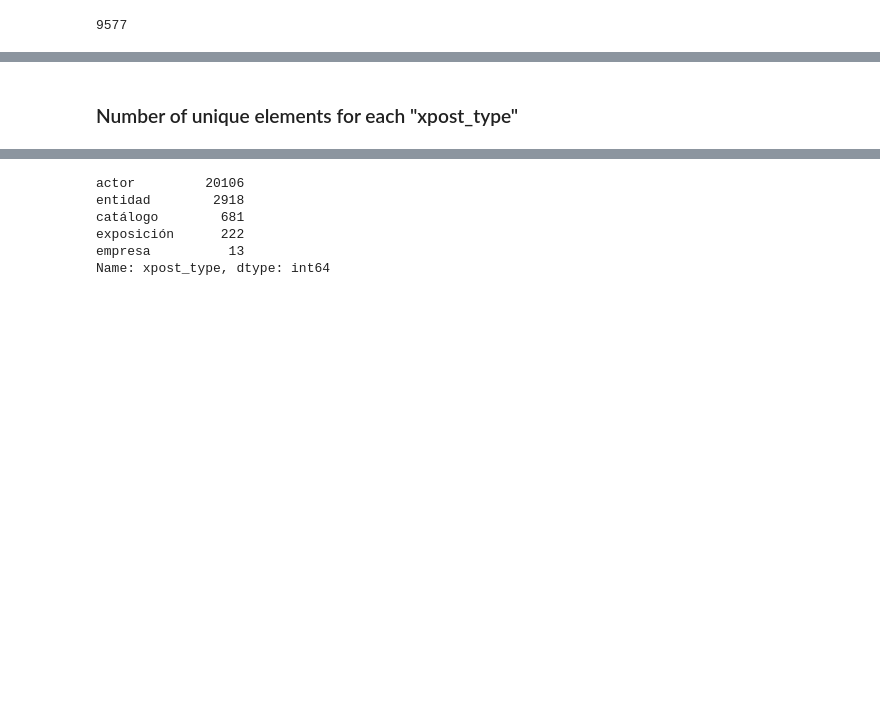
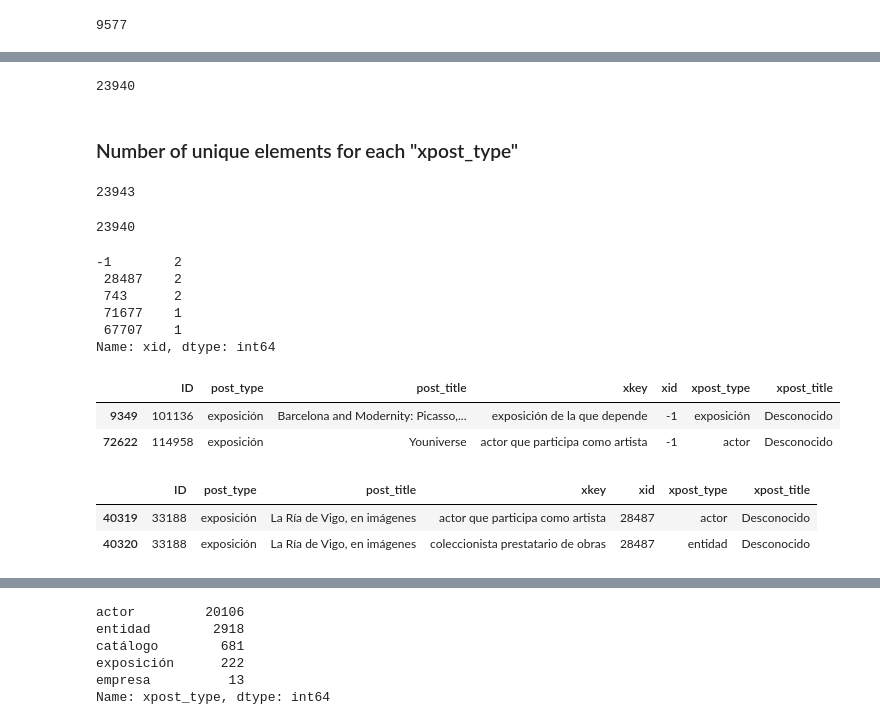
Before and after one commit to mavillard/nuria1, a Jupyter notebook: 03-exploring_data.ipynb, the cells around one changed output, grey strips where cells are left out. Drawn from its saved outputs; the diff is of its cells as text; code cells hidden in the pictures; blank space fills up the shorter version.

Commit message:
Fixing duplicate xids

```diff
--- a/03-exploring_data.ipynb
+++ b/03-exploring_data.ipynb
@@ -62,2 +30,0 @@ for ide in exhibitions_df[exhibitions_df.xkey == ''].ID:
-# %%
-exhibitions_df = exhibitions_df[exhibitions_df.xkey != '']
@@ -128,26 +30,0 @@ len(exhibitions_df[
-# %%
-for i, row in exhibitions_df[exhibitions_df.xpost_type == ''].iterrows():
-    if row.xkey == 'actor comisario':
-        exhibitions_df.loc[i, 'xpost_type'] = 'actor'
-    elif row.xkey == 'actor que participa como artista':
-        exhibitions_df.loc[i, 'xpost_type'] = 'actor'
-    elif row.xkey == 'catálogo':
-        exhibitions_df.loc[i, 'xpost_type'] = 'catálogo'
-    elif row.xkey == 'coleccionista prestatario de obras':
-        exhibitions_df.loc[i, 'xpost_type'] = 'entidad'
-    elif row.xkey == 'empresa que realiza la museografía':
-        exhibitions_df.loc[i, 'xpost_type'] = 'empresa'
-    elif row.xkey == 'entidad organizadora':
-        exhibitions_df.loc[i, 'xpost_type'] = 'entidad'
-    elif row.xkey == 'entidad patrocinadora':
-        exhibitions_df.loc[i, 'xpost_type'] = 'entidad'
-    elif row.xkey == 'exposición de la que depende':
-        exhibitions_df.loc[i, 'xpost_type'] = 'exposición'
-    elif row.xkey == 'fuente de información':
-        exhibitions_df.loc[i, 'xpost_type'] = 'entidad'
-
-for i, row in exhibitions_df[
-    (exhibitions_df.xkey == 'actor que participa como artista') &
-    (exhibitions_df.xpost_type != 'actor')
-    ].iterrows():
-        exhibitions_df.loc[i, 'xpost_type'] = 'actor'
@@ -237,2 +65,35 @@ exhibitions_df.ID.nunique()
+# %%
+exhibitions_df.xid.nunique()
+# %% [output]
+23940
 # %% [markdown]
 ### Number of unique elements for each "xpost_type"
+# %%
+len(exhibitions_df[['xid', 'xpost_type']].drop_duplicates())
+# %% [output]
+23943
+# %%
+exhibitions_df[['xid', 'xpost_type']].drop_duplicates().xid.nunique()
+# %% [output]
+23940
+# %%
+exhibitions_df[['xid', 'xpost_type']].drop_duplicates().xid.value_counts().head()
+# %% [output]
+-1        2
+ 28487    2
+ 743      2
+ 71677    1
+ 67707    1
+Name: xid, dtype: int64
+# %%
+exhibitions_df[exhibitions_df.xid == -1].drop_duplicates(['xid', 'xpost_type'])[important_columns]
+# %% [output]
+|  | ID | post_type | post_title | xkey | xid | xpost_type | xpost_title |
+| 9349 | 101136 | exposición | Barcelona and Modernity: Picasso,... | exposición de la que depende | -1 | exposición | Desconocido |
+| 72622 | 114958 | exposición | Youniverse | actor que participa como artista | -1 | actor | Desconocido |
+# %%
+exhibitions_df[exhibitions_df.xid == 28487].drop_duplicates(['xid', 'xpost_type'])[important_columns]
+# %% [output]
+|  | ID | post_type | post_title | xkey | xid | xpost_type | xpost_title |
+| 40319 | 33188 | exposición | La Ría de Vigo, en imágenes | actor que participa como artista | 28487 | actor | Desconocido |
+| 40320 | 33188 | exposición | La Ría de Vigo, en imágenes | coleccionista prestatario de obras | 28487 | entidad | Desconocido |
```
Also changed, not shown: parts of 45 cells of this notebook, 1 other file.
